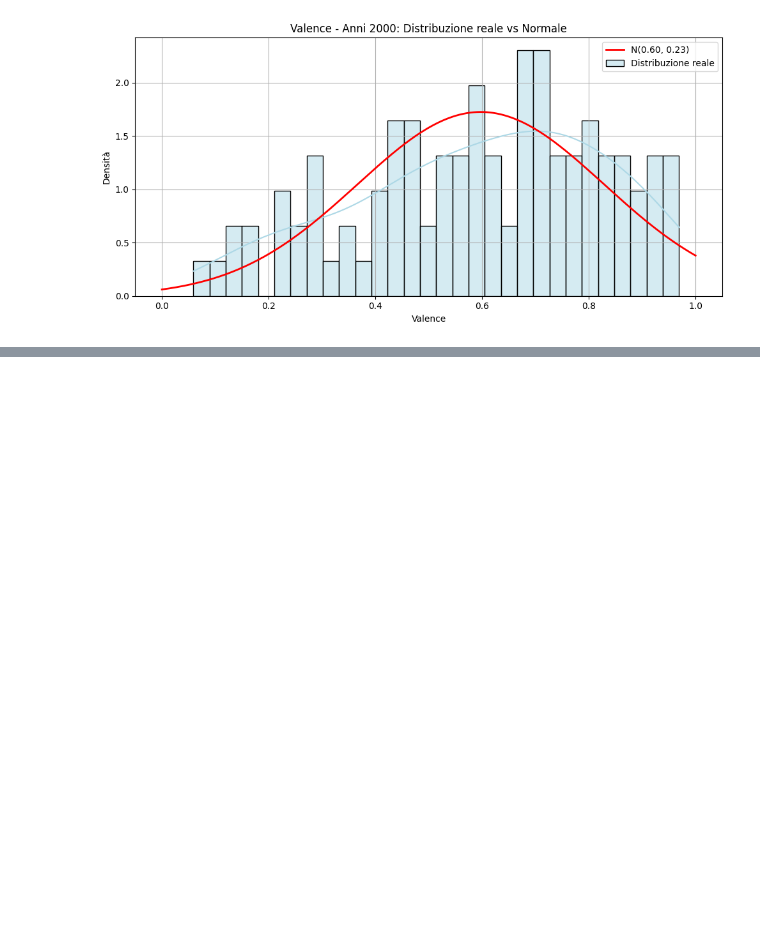
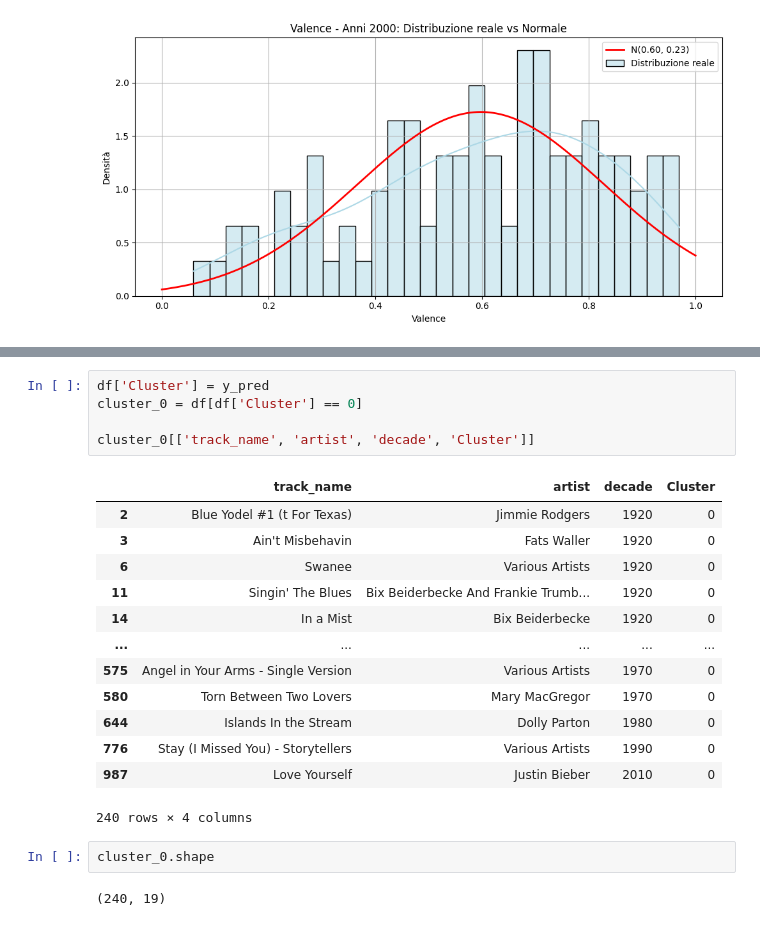
Before and after one commit to leotodisco/Spotify-Data-Analysis, a Jupyter notebook: src/spotify_eda.ipynb, the cells around one changed output, grey strips where cells are left out. Saved outputs shown, nothing was run; the diff lists cells and outputs as text; blank space fills up the shorter version.

```diff
--- a/src/spotify_eda.ipynb
+++ b/src/spotify_eda.ipynb
@@ -405,0 +497,23 @@ plt.show()
+# %%
+df['Cluster'] = y_pred
+cluster_0 = df[df['Cluster'] == 0]
+
+cluster_0[['track_name', 'artist', 'decade', 'Cluster']]
+# %% [output]
+|  | track_name | artist | decade | Cluster |
+| 2 | Blue Yodel #1 (t For Texas) | Jimmie Rodgers | 1920 | 0 |
+| 3 | Ain't Misbehavin | Fats Waller | 1920 | 0 |
+| 6 | Swanee | Various Artists | 1920 | 0 |
+| 11 | Singin' The Blues | Bix Beiderbecke And Frankie Trumb... | 1920 | 0 |
+| 14 | In a Mist | Bix Beiderbecke | 1920 | 0 |
+| ... | ... | ... | ... | ... |
+| 575 | Angel in Your Arms - Single Version | Various Artists | 1970 | 0 |
+| 580 | Torn Between Two Lovers | Mary MacGregor | 1970 | 0 |
+| 644 | Islands In the Stream | Dolly Parton | 1980 | 0 |
+| 776 | Stay (I Missed You) - Storytellers | Various Artists | 1990 | 0 |
+| 987 | Love Yourself | Justin Bieber | 2010 | 0 |
+240 rows × 4 columns
+# %%
+cluster_0.shape
+# %% [output]
+(240, 19)
```
Also changed, not shown: parts of 15 cells of this notebook.
